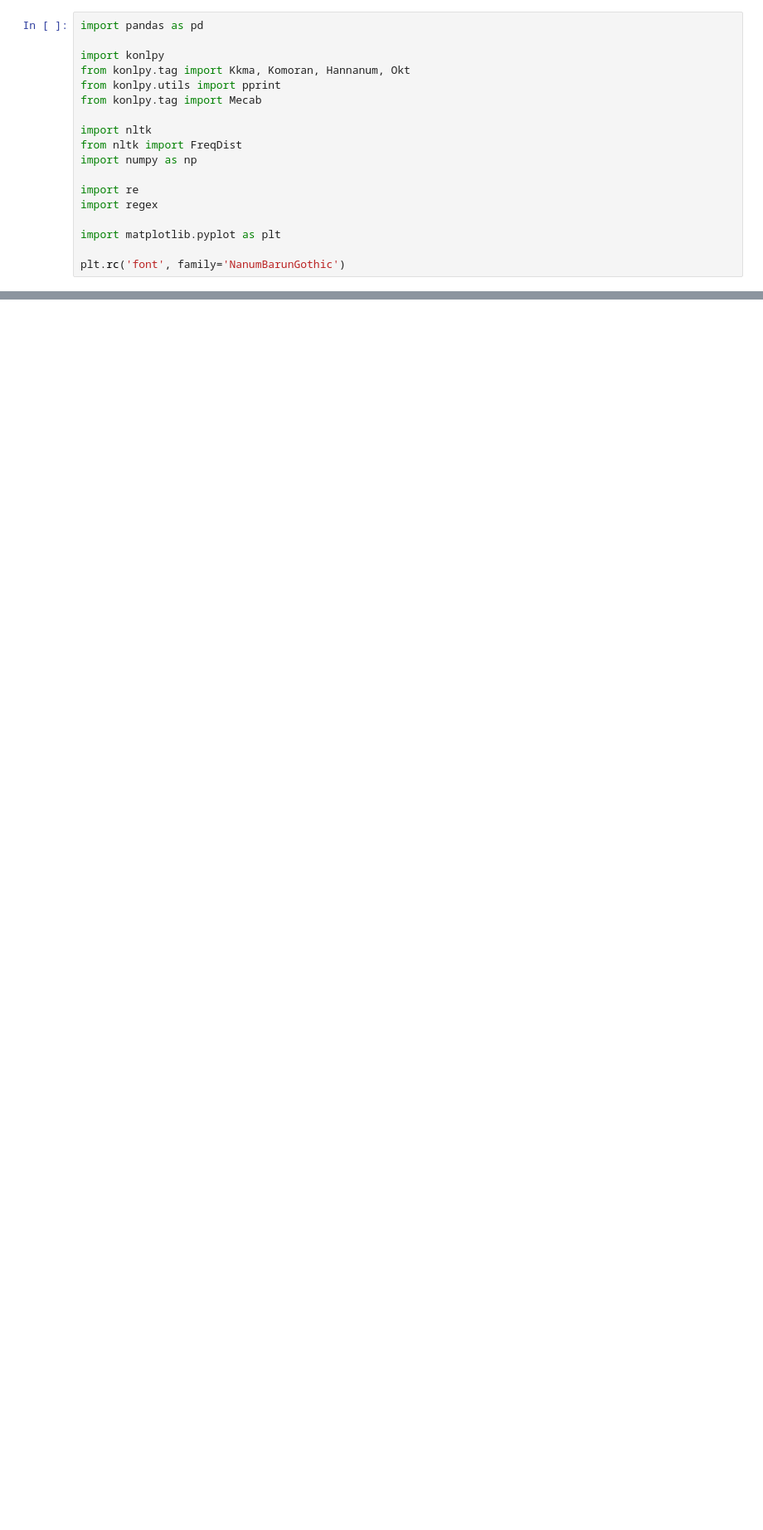
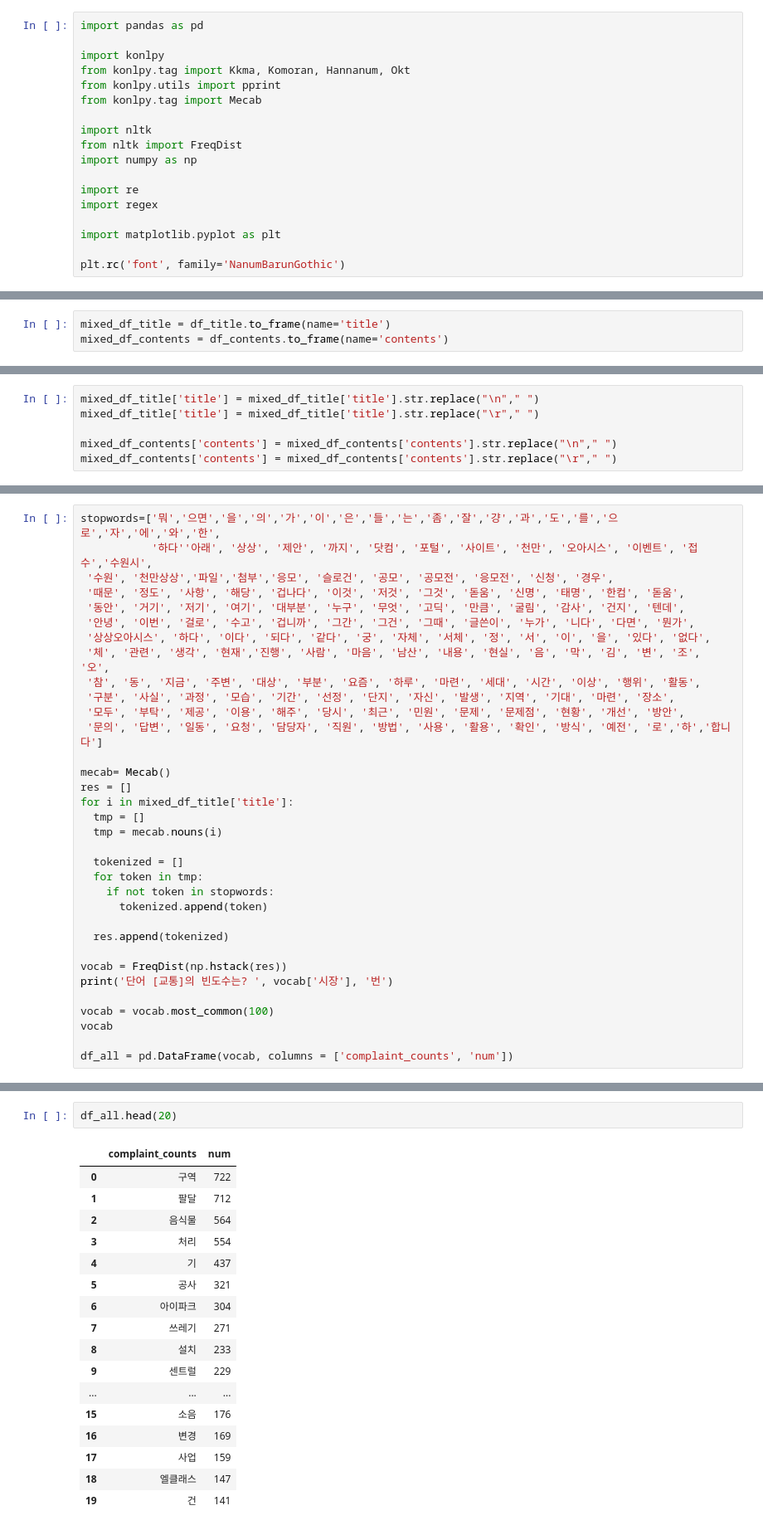
Before and after one commit to d11541df/NLP, a Jupyter notebook: 한글형태소분석.ipynb, the cells around one changed output, grey strips where cells are left out. Shown at 83% size. Saved outputs shown, nothing was run; the diff lists cells and outputs as text; blank space fills up the shorter version.

```diff
--- a/한글형태소분석.ipynb
+++ b/한글형태소분석.ipynb
@@ -212,0 +857,3 @@ df1 = pd.DataFrame(vocab, columns = ['complaint_counts', 'num'])
+# %%
+mixed_df_title = df_title.to_frame(name='title')
+mixed_df_contents = df_contents.to_frame(name='contents')
@@ -212,0 +863,6 @@ df1 = pd.DataFrame(vocab, columns = ['complaint_counts', 'num'])
+# %%
+mixed_df_title['title'] = mixed_df_title['title'].str.replace("\n"," ")
+mixed_df_title['title'] = mixed_df_title['title'].str.replace("\r"," ")
+
+mixed_df_contents['contents'] = mixed_df_contents['contents'].str.replace("\n"," ")
+mixed_df_contents['contents'] = mixed_df_contents['contents'].str.replace("\r"," ")
@@ -441,0 +947,34 @@ morphs
+# %%
+stopwords=['뭐','으면','을','의','가','이','은','들','는','좀','잘','걍','과','도','를','으로','자','에','와','한',
+           '하다''아래', '상상', '제안', '까지', '닷컴', '포털', '사이트', '천만', '오아시스', '이벤트', '접수','수원시',
+ '수원', '천만상상','파일','첨부','응모', '슬로건', '공모', '공모전', '응모전', '신청', '경우',
+ '때문', '정도', '사항', '해당', '겁나다', '이것', '저것', '그것', '돋움', '신명', '태명', '한컴', '돋움',
+ '동안', '거기', '저기', '여기', '대부분', '누구', '무엇', '고딕', '만큼', '굴림', '감사', '건지', '텐데',
+ '안녕', '이번', '걸로', '수고', '겁니까', '그간', '그건', '그때', '글쓴이', '누가', '니다', '다면', '뭔가',
+ '상상오아시스', '하다', '이다', '되다', '같다', '궁', '자체', '서체', '정', '서', '이', '을', '있다', '없다',
+ '체', '관련', '생각', '현재','진행', '사람', '마음', '남산', '내용', '현실', '음', '막', '김', '변', '조', '오',
+ '참', '동', '지금', '주변', '대상', '부분', '요즘', '하루', '마련', '세대', '시간', '이상', '행위', '활동',
+ '구분', '사실', '과정', '모습', '기간', '선정', '단지', '자신', '발생', '지역', '기대', '마련', '장소',
+ '모두', '부탁', '제공', '이용', '해주', '당시', '최근', '민원', '문제', '문제점', '현황', '개선', '방안',
+ '문의', '답변', '일동', '요청', '담당자', '직원', '방법', '사용', '활용', '확인', '방식', '예전', '로','하','합니다']
+
+mecab= Mecab()
+res = []
+for i in mixed_df_title['title']:
+  tmp = []
+  tmp = mecab.nouns(i)
+
+  tokenized = []
+  for token in tmp:
+    if not token in stopwords:
+      tokenized.append(token)
+
+  res.append(tokenized)
+
+vocab = FreqDist(np.hstack(res))
+print('단어 [교통]의 빈도수는? ', vocab['시장'], '번')
+
+vocab = vocab.most_common(100)
+vocab
+
+df_all = pd.DataFrame(vocab, columns = ['complaint_counts', 'num'])
@@ -441,0 +983,20 @@ morphs
+# %%
+df_all.head(20)
+# %% [output]
+|  | complaint_counts | num |
+| 0 | 구역 | 722 |
+| 1 | 팔달 | 712 |
+| 2 | 음식물 | 564 |
+| 3 | 처리 | 554 |
+| 4 | 기 | 437 |
+| 5 | 공사 | 321 |
+| 6 | 아이파크 | 304 |
+| 7 | 쓰레기 | 271 |
+| 8 | 설치 | 233 |
+| 9 | 센트럴 | 229 |
+| ... | ... | ... |
+| 15 | 소음 | 176 |
+| 16 | 변경 | 169 |
+| 17 | 사업 | 159 |
+| 18 | 엘클래스 | 147 |
+| 19 | 건 | 141 |
```
Also changed, not shown: parts of 117 cells of this notebook.
